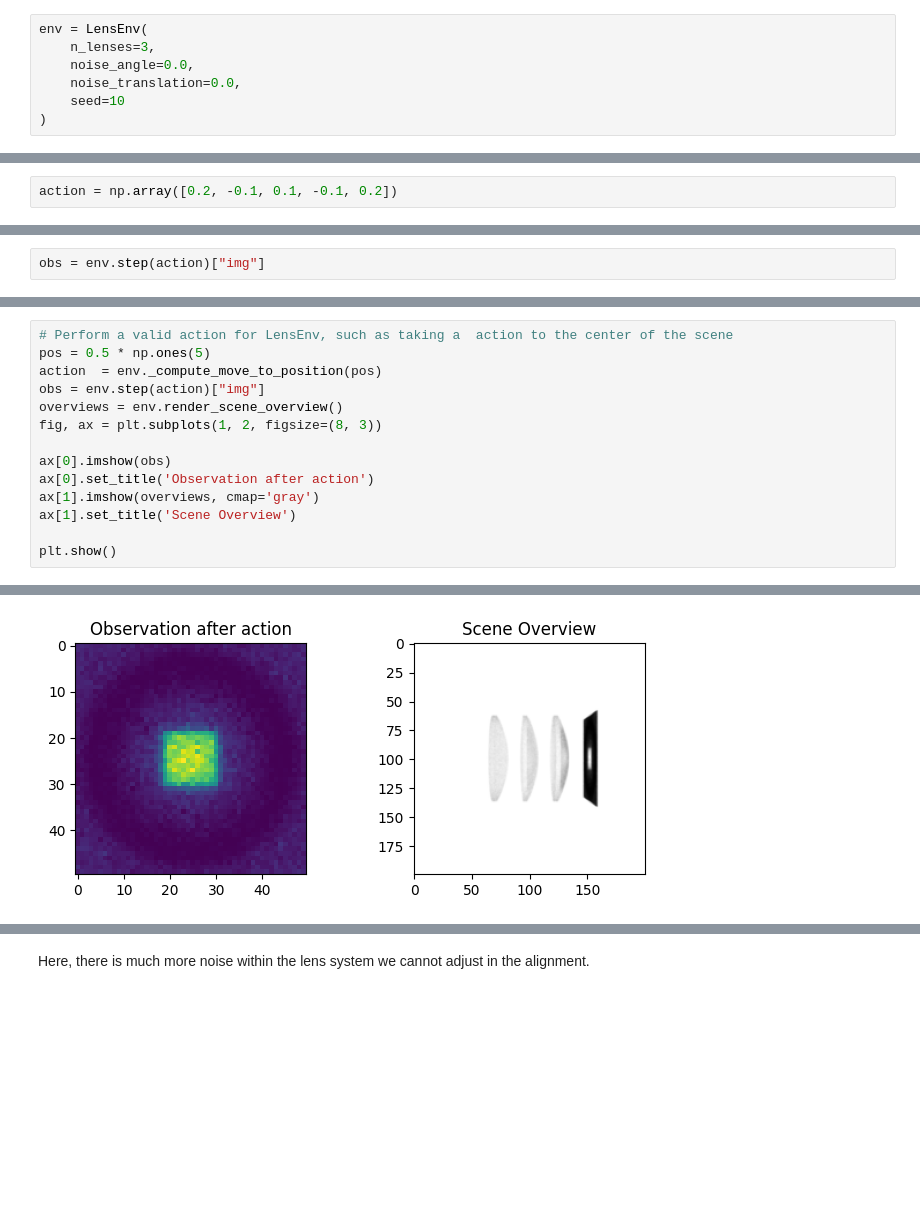
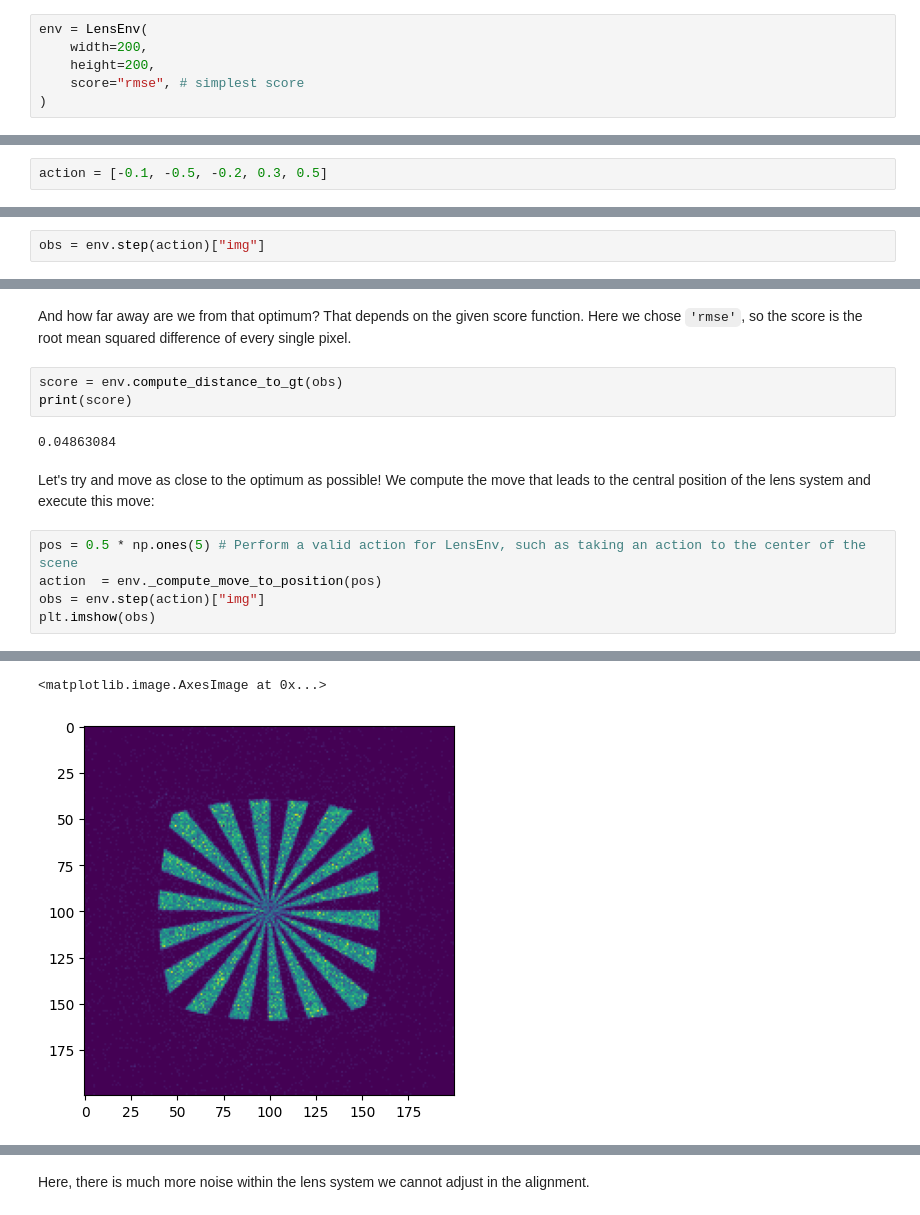
Before and after one commit to HS-Kempten/relign, a Jupyter notebook: docs/getting_started.ipynb, the cells around one changed output, grey strips where cells are left out. Saved outputs shown, nothing was run; the diff lists cells and outputs as text; blank space fills up the shorter version.

Commit message:
add improved lens system
Signed-off-by: Matthias Burkhardt <13379192+zyko@users.noreply.github.com>

```diff
--- a/docs/getting_started.ipynb
+++ b/docs/getting_started.ipynb
@@ -11,8 +60,7 @@ Here, we can configure how many lenses we want to adjust and how strong the nois
 # %%
 env = LensEnv(
-    n_lenses=3,
-    noise_angle=0.0,
-    noise_translation=0.0,
-    seed=10
+    width=200,
+    height=200,
+    score="rmse", # simplest score
 )
 # %% [markdown]
@@ -42,5 +80,5 @@ The lens system is highly misaligned, lets try to fix that by rotating to a new
 # %%
-action = np.array([0.2, -0.1, 0.1, -0.1, 0.2])
+action = [-0.1, -0.5, -0.2, 0.3, 0.5]
 # %% [markdown]
 By calling `env.step`, we can make the env move:
 # %%
@@ -61,15 +101,16 @@ plt.show()
+# %% [markdown]
+And how far away are we from that optimum?
+That depends on the given score function. Here we chose `'rmse'`, so the score is the root mean squared difference of every single pixel.
+# %%
+score = env.compute_distance_to_gt(obs)
+print(score)
+# %% [output]
+0.04863084
+# %% [markdown]
+Let's try and move as close to the optimum as possible! We compute the move that leads to the central position of the lens system and execute this move:
 # %%
-# Perform a valid action for LensEnv, such as taking a  action to the center of the scene
-pos = 0.5 * np.ones(5)
+pos = 0.5 * np.ones(5) # Perform a valid action for LensEnv, such as taking an action to the center of the scene
 action  = env._compute_move_to_position(pos)
 obs = env.step(action)["img"]
-overviews = env.render_scene_overview()
-fig, ax = plt.subplots(1, 2, figsize=(8, 3))
-
-ax[0].imshow(obs)
-ax[0].set_title('Observation after action')
-ax[1].imshow(overviews, cmap='gray')
-ax[1].set_title('Scene Overview')
-
-plt.show()
+plt.imshow(obs)
 # %% [output]
@@ -77 +117,2 @@ plt.show()
+<matplotlib.image.AxesImage at 0x...>
-[figure, old version]
+[figure, new version]
```
Also changed, not shown: parts of 39 cells of this notebook, 52 other files.
